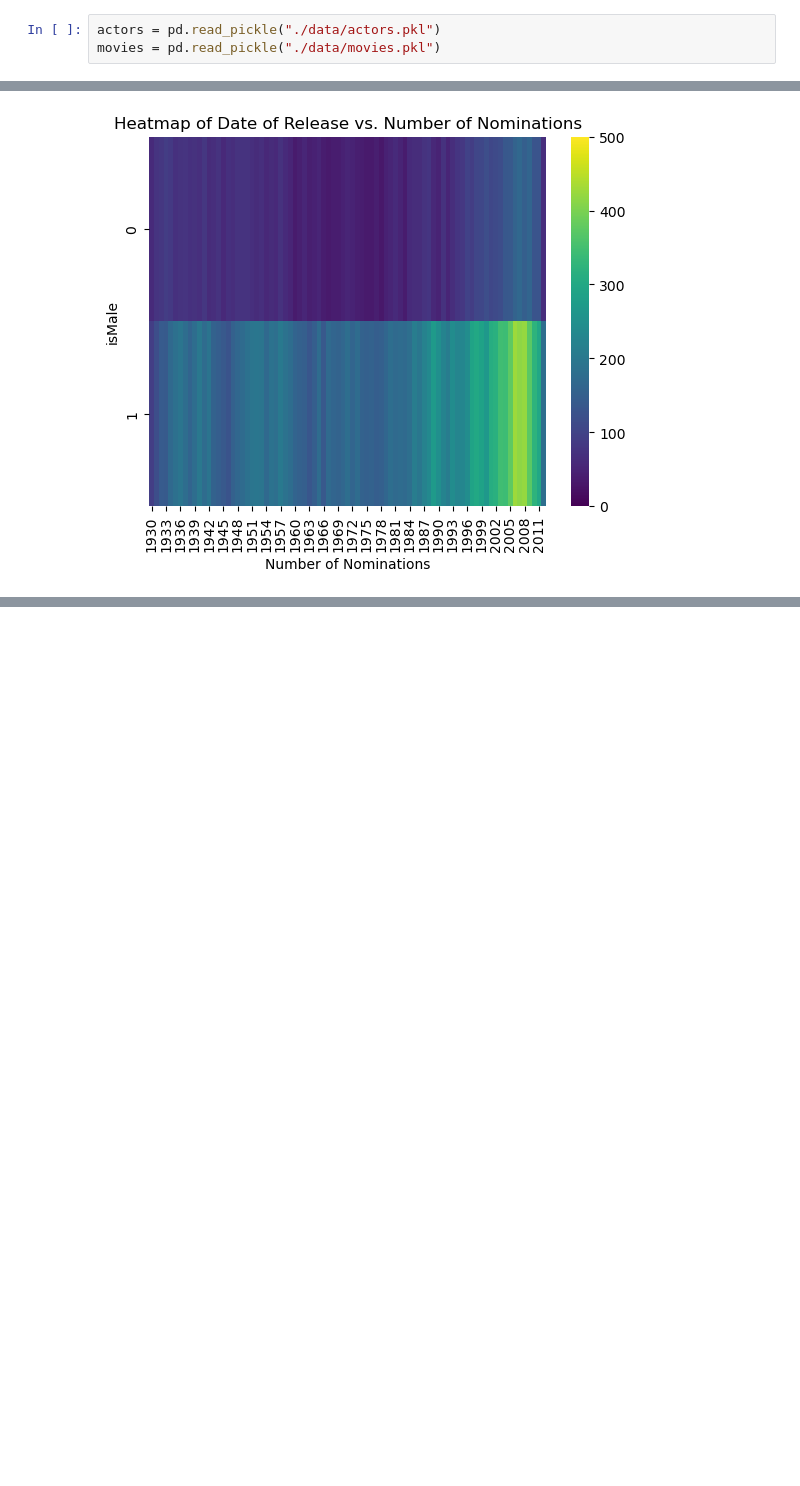
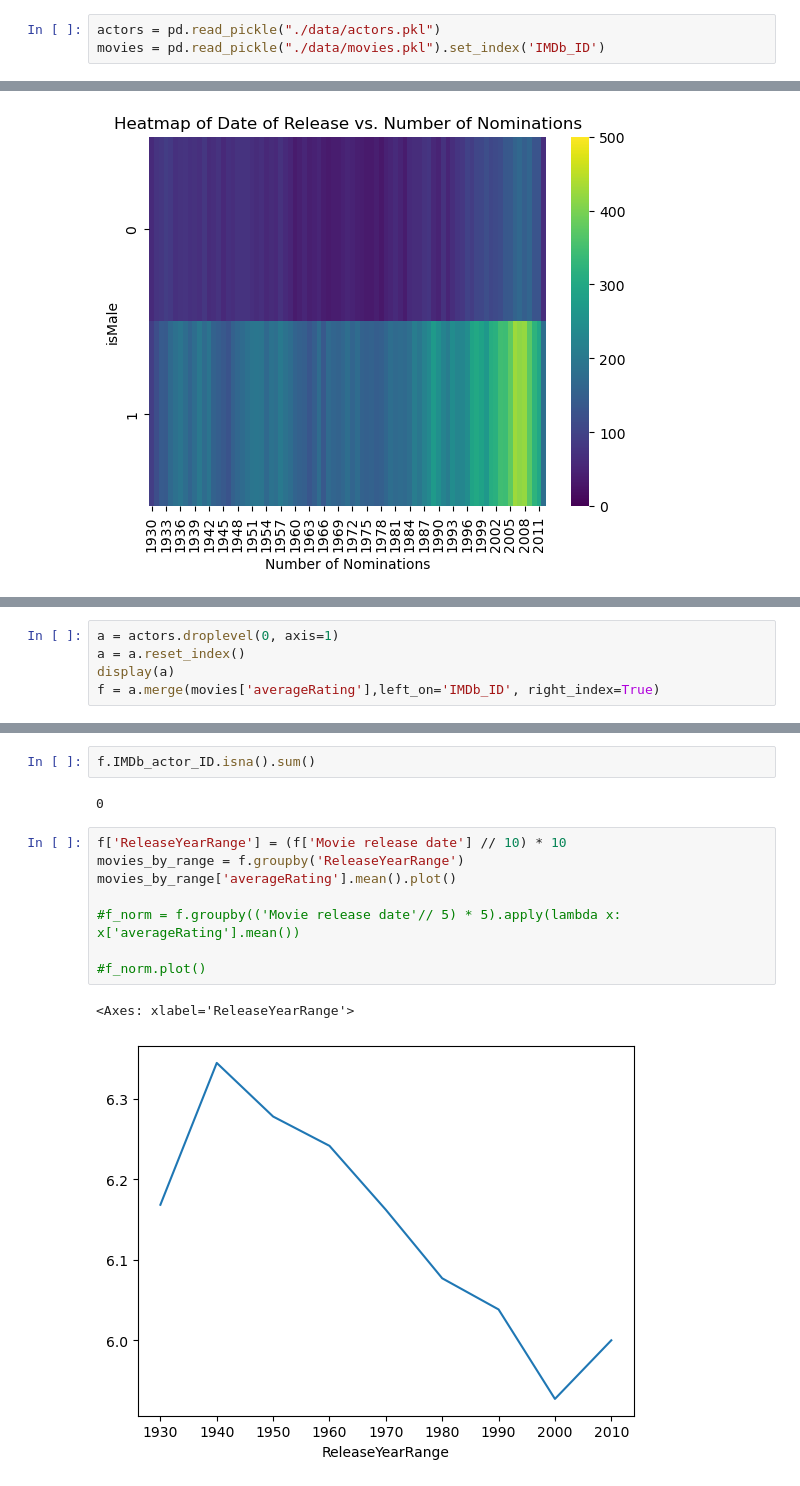
Before and after one commit to epfl-ada/ada-2023-project-dromadaire, a Jupyter notebook: ModeAnal.ipynb, the cells around one changed output, grey strips where cells are left out. Cells and saved outputs as stored; diff of their text form; blank space fills up the shorter version.

```diff
--- a/ModeAnal.ipynb
+++ b/ModeAnal.ipynb
@@ -13,4 +13,4 @@ Intel MKL WARNING: Support of Intel(R) Streaming SIMD Extensions 4.2 (Intel(R) S
 Intel MKL WARNING: Support of Intel(R) Streaming SIMD Extensions 4.2 (Intel(R) SSE4.2) enabled only processors has been deprecated. Intel oneAPI Math Kernel Library 2025.0 will require Intel(R) Advanc ...
 # %%
 actors = pd.read_pickle("./data/actors.pkl")
-movies = pd.read_pickle("./data/movies.pkl")
+movies = pd.read_pickle("./data/movies.pkl").set_index('IMDb_ID')
@@ -145,0 +150,5 @@ IndexError: Inconsistent shape between the condition and the input (got (25286,
+# %%
+a = actors.droplevel(0, axis=1)
+a = a.reset_index()
+display(a)
+f = a.merge(movies['averageRating'],left_on='IMDb_ID', right_index=True)
@@ -145,0 +169,15 @@ IndexError: Inconsistent shape between the condition and the input (got (25286,
+# %%
+f.IMDb_actor_ID.isna().sum()
+# %% [output]
+0
+# %%
+f['ReleaseYearRange'] = (f['Movie release date'] // 10) * 10
+movies_by_range = f.groupby('ReleaseYearRange')
+movies_by_range['averageRating'].mean().plot()
+
+#f_norm = f.groupby(('Movie release date'// 5) * 5).apply(lambda x: x['averageRating'].mean())
+
+#f_norm.plot()
+# %% [output]
+<Axes: xlabel='ReleaseYearRange'>
+[figure, added]
```
Also changed, not shown: parts of 14 cells of this notebook, 1 other file.
